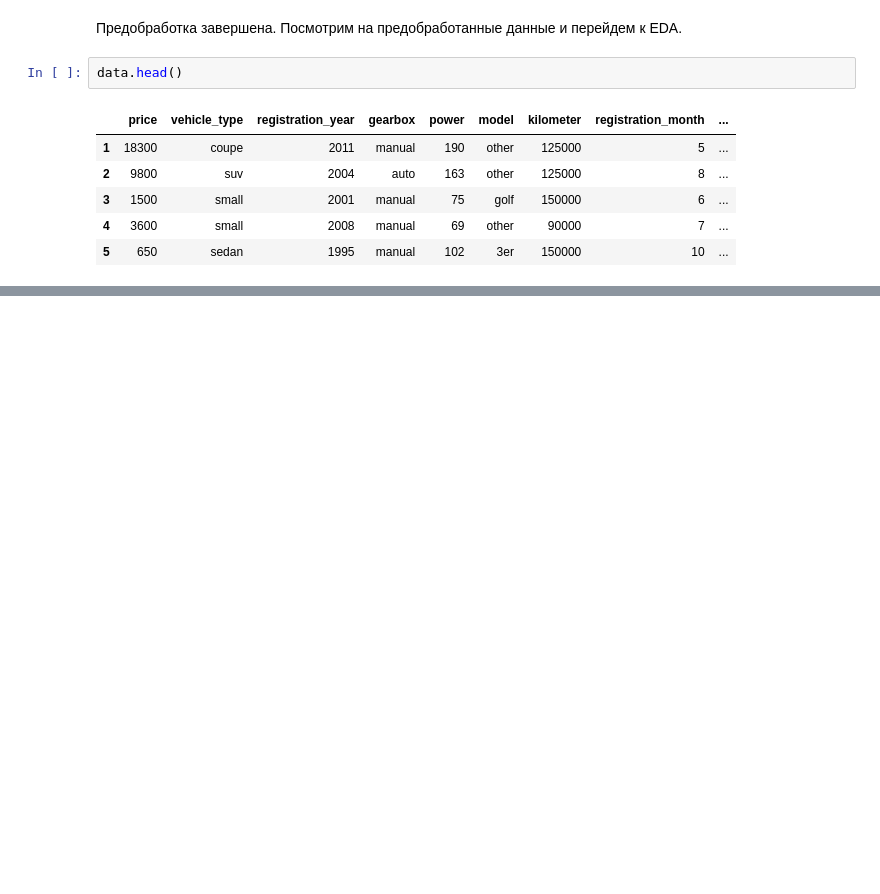
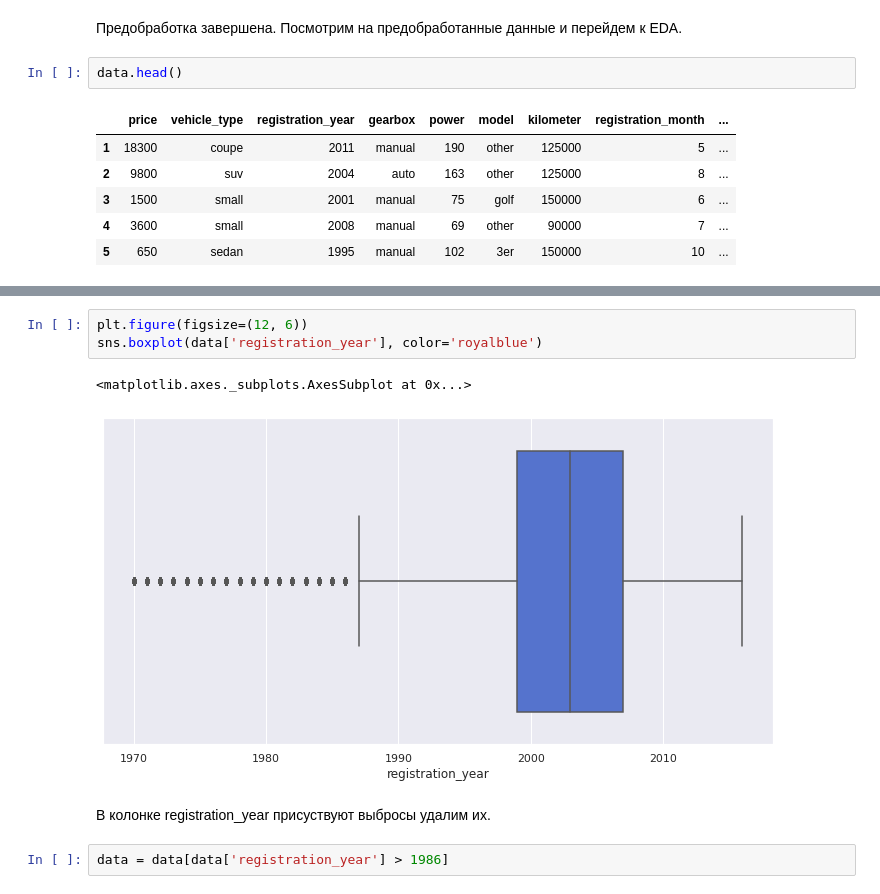
Before and after one commit to Doppler-67/car-price-prediction, a Jupyter notebook: autos.ipynb, the cells around one changed output, grey strips where cells are left out. Cells and saved outputs as stored; diff of their text form; blank space fills up the shorter version.

```diff
--- a/autos.ipynb
+++ b/autos.ipynb
@@ -260,0 +341,10 @@ memory usage: 23.0+ MB
+# %%
+plt.figure(figsize=(12, 6))
+sns.boxplot(data['registration_year'], color='royalblue')
+# %% [output]
+<matplotlib.axes._subplots.AxesSubplot at 0x...>
+[figure, added]
+# %% [markdown]
+В колонке registration_year присуствуют выбросы удалим их.
+# %%
+data = data[data['registration_year'] > 1986]
```
Also changed, not shown: parts of 51 cells of this notebook.
